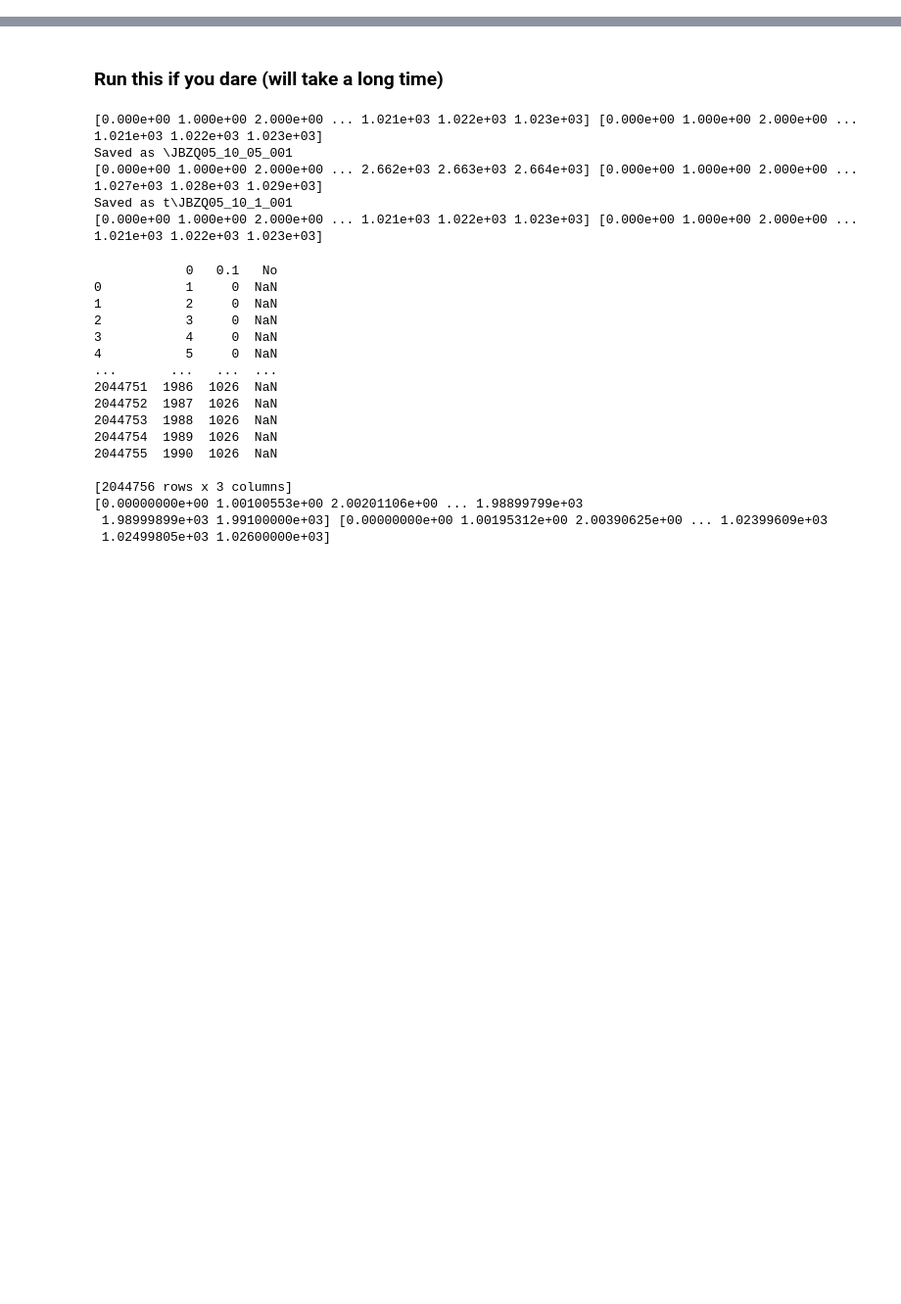
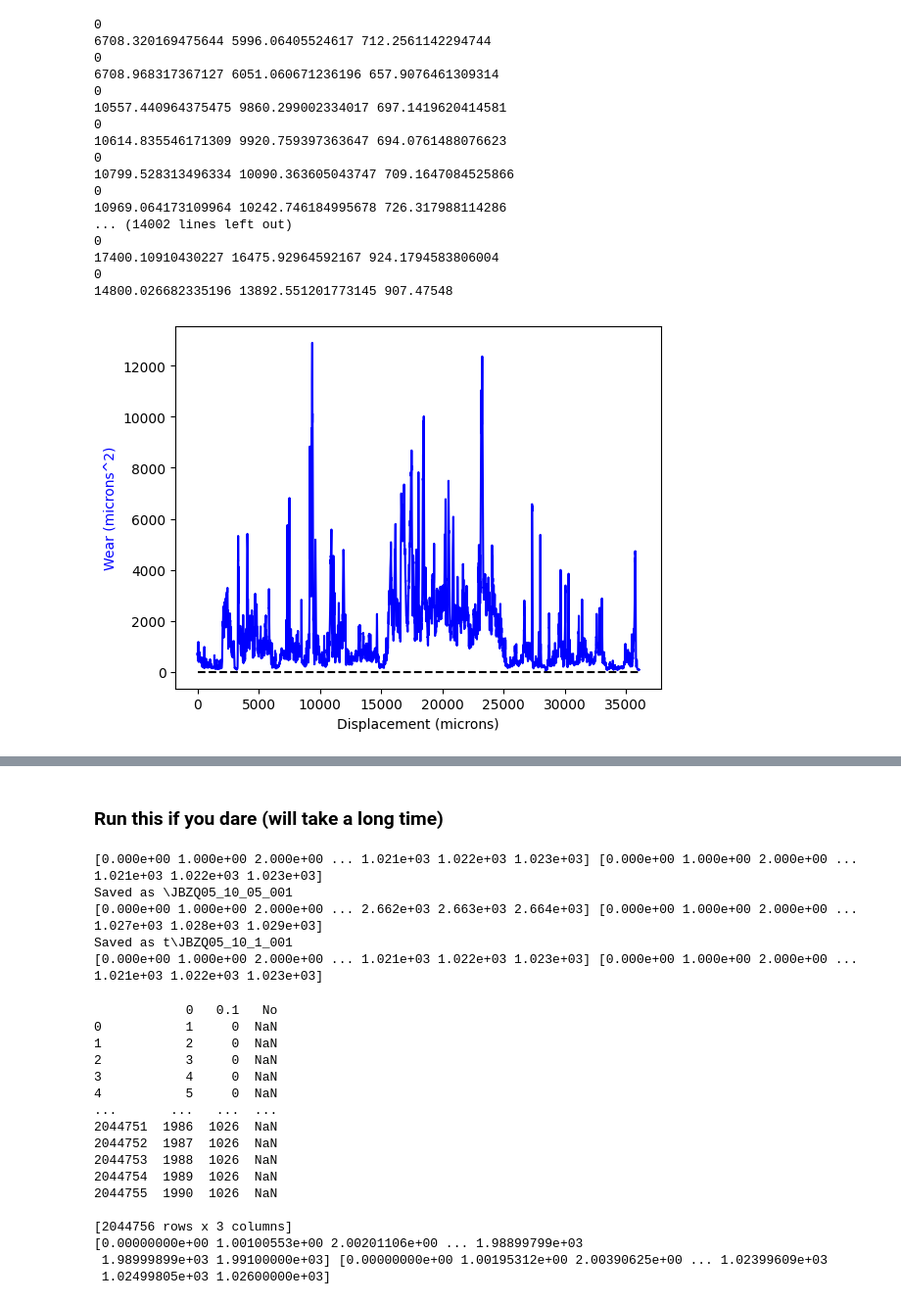
Before and after one commit to LekiYak/mcgill-natural-faults, a Jupyter notebook: src/wli_lab.ipynb, the cells around one changed output, grey strips where cells are left out. Shown at 98% size. Drawn from its saved outputs; the diff is of its cells as text; code cells hidden in the pictures; blank space fills up the shorter version.

```diff
--- a/src/wli_lab.ipynb
+++ b/src/wli_lab.ipynb
@@ -158,0 +235,79 @@ grid_wli(JBZQ05_10_2_003)
+# %%
+def cross_section_area(y, z):
+    # get the nominal area of the cross section
+    # area of the trapezoid defined by the first and last points, and the zero line
+
+    # left z value, right z value
+    # left_z = np.mean(z[0:20])
+    # right_z = np.mean(z[-20:])
+
+    # area_nominal = y[-1] * right_z + (0.5 * abs(right_z - left_z) * y[-1]) # in microns squared
+
+    # area_under_curve = np.trapz(z, y)
+
+    # area_wear = area_nominal - area_under_curve
+
+    # If the array has points above the zero line, make them zero
+    z = np.where(z > 0, 0, z)
+
+    # shift the array to be positive
+    z = z + abs(min(z))
+
+    # Nominal area of the cross section, the rectangle containing all of the wear
+    area_nominal = max(z) * y[-1]
+
+    # Area under the curve, the area of the wear
+    area_under_curve = np.trapz(z, y)
+
+    # Area under the curve
+    area_wear = area_nominal - area_under_curve
+
+    print(area_nominal, area_under_curve, area_wear)
+
+    return area_wear
+
+areas = []
+
+for i in np.arange(0, len(wear_z), 1):
+    z, y = cross_section(i)
+    area = cross_section_area(y, z)
+    areas.append(area)
+
+print(np.where(areas == max(areas)))
+
+# figure with two y axes
+fig, ax1 = plt.subplots()
+
+# ax2 = ax1.twinx()
+ax1.plot(wear_x[:-1], areas, 'b-')
+ax1.hlines(0, 0, max(wear_x), color='black', linestyle='--')
+
+ax1.set_xlabel('Displacement (microns)')
+ax1.set_ylabel('Wear (microns^2)', color='b')
+#
+ax1.set_xticks(np.arange(0, max(wear_x), 5000))
+
+plt.show()
+
+# save areas as csv, with x values
+areas_df = pd.DataFrame({'x': wear_x[:-1], 'area': areas})
+areas_df.to_csv('C:/Users/stickslip/Documents/leki-files/mcgill-natural-faults/white-light/last/FLAT_275_2_002_area.csv', index=False)
+# %% [output]
+0
+6708.320169475644 5996.06405524617 712.2561142294744
+0
+6708.968317367127 6051.060671236196 657.9076461309314
+0
+10557.440964375475 9860.299002334017 697.1419620414581
+0
+10614.835546171309 9920.759397363647 694.0761488076623
+0
+10799.528313496334 10090.363605043747 709.1647084525866
+0
+10969.064173109964 10242.746184995678 726.317988114286
+... (14002 lines left out)
+0
+17400.10910430227 16475.92964592167 924.1794583806004
+0
+14800.026682335196 13892.551201773145 907.47548
+[figure, added]
```
Also changed, not shown: parts of 5 cells of this notebook.
